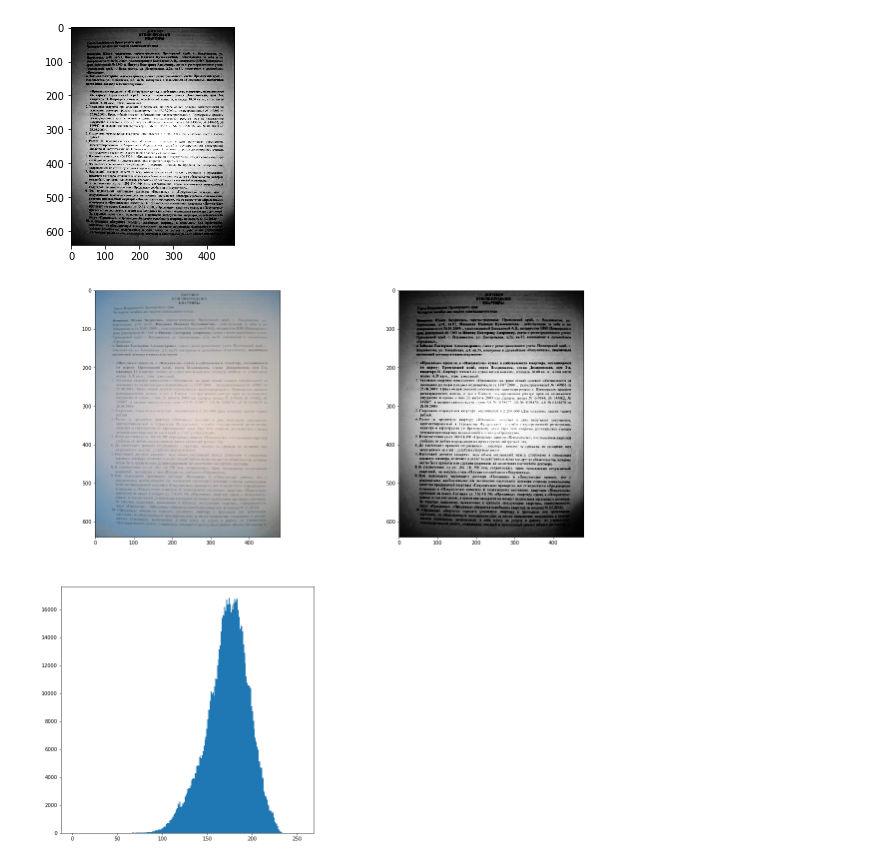
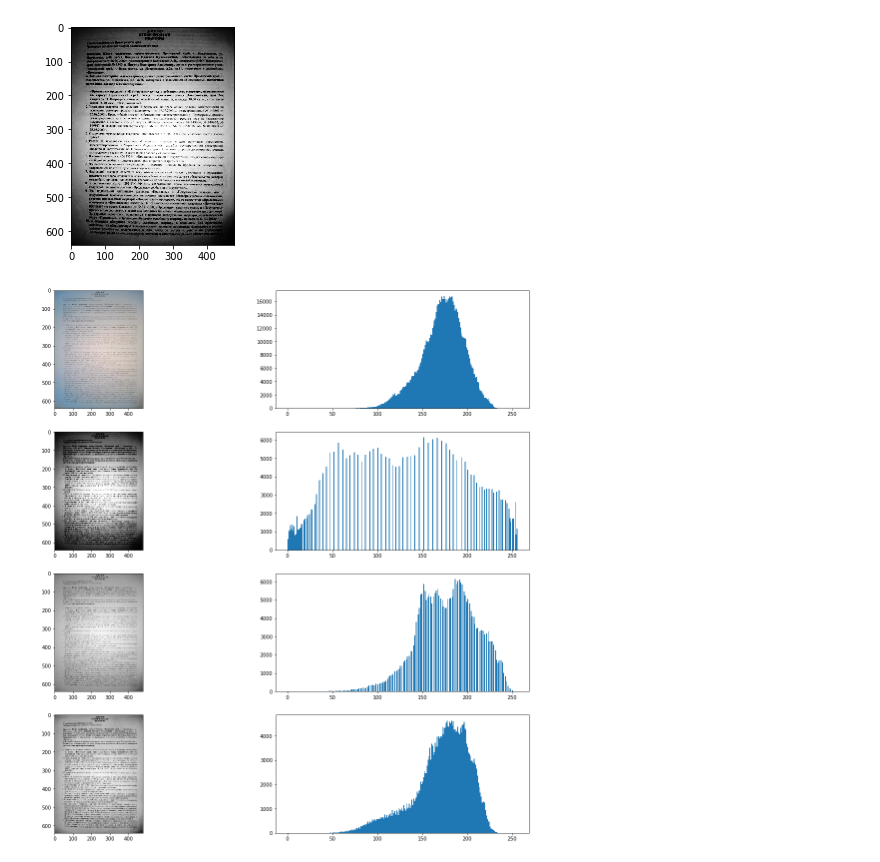
Before and after one commit to Ciaran-OBrien/Image-Processing, a Jupyter notebook: Assignment 1/C15765215 - Ciarán O'Brien - CA 1.ipynb, the cells around one changed output. Saved outputs shown, nothing was run; the diff lists cells and outputs as text; code cells hidden in the pictures.

Commit message:
Testing Clahe Image correction

```diff
--- a/Assignment 1/C15765215 - Ciarán O'Brien - CA 1.ipynb
+++ b/Assignment 1/C15765215 - Ciarán O'Brien - CA 1.ipynb
@@ -22,18 +22,45 @@ plt.imshow(cv2.cvtColor(eqHistImage,cv2.COLOR_GRAY2BGR))
 # %% [output]
 <matplotlib.image.AxesImage at 0x...>
 [figure]
-# %%
-fig = plt.figure(figsize=(20,20))
-
-ax1 = plt.subplot2grid((2,2), (0,0),)
-ax2 = plt.subplot2grid((2,2), (1,0),)
-ax3 = plt.subplot2grid((2,2), (0,1),)
-#ax4 = plt.subplot2grid((2,2), (1,1),)
-
-ax1.imshow(textImage)
-ax2.hist(Values,bins=256,range=[0,256]);
-ax3.imshow(cv2.cvtColor(eqHistImage,cv2.COLOR_GRAY2BGR))
-
-plt.show()
-# %% [output]
-[figure, removed]
+# %%
+# Subplot setup
+fig = plt.figure(figsize=(20,20))
+
+ax1 = plt.subplot2grid((4,2), (0,0),)
+ax2 = plt.subplot2grid((4,2), (0,1),)
+ax3 = plt.subplot2grid((4,2), (1,0),)
+ax4 = plt.subplot2grid((4,2), (1,1),)
+ax5 = plt.subplot2grid((4,2), (2,0),)
+ax6 = plt.subplot2grid((4,2), (2,1),)
+ax7 = plt.subplot2grid((4,2), (3,0),)
+ax8 = plt.subplot2grid((4,2), (3,1),)
+
+# Assign each subplot with an
+ax1.imshow(textImage)
+
+Values = textImage.ravel()
+ax2.hist(Values,bins=256,range=[0,256])
+
+greyTextImage = cv2.cvtColor(textImage,cv2.COLOR_BGR2GRAY)
+eqHistImage = cv2.equalizeHist(greyTextImage)
+ax3.imshow(cv2.cvtColor(eqHistImage,cv2.COLOR_GRAY2BGR))
+ValuesEq = eqHistImage.ravel()
+ax4.hist(ValuesEq,bins=256,range=[0,256])
+
+# Jane's intensity correciton
+Intentisiy = 255 * ( (greyTextImage-greyTextImage.min()) / (greyTextImage.max() - greyTextImage.min())  )
+ax5.imshow(Intentisiy,cmap='gray')
+ValuesIntenseEq = Intentisiy.ravel()
+ax6.hist(ValuesIntenseEq,bins=256,range=[0,256])
+
+# Testing clahe correction
+# First create a clahe application layer
+clahe = cv2.createCLAHE(clipLimit=2.0, tileGridSize=(8,8))
+claheTextImage = clahe.apply(greyTextImage)
+ax7.imshow(claheTextImage,cmap='gray')
+ValuesClaheImage = claheTextImage.ravel()
+ax8.hist(ValuesClaheImage,bins=256,range=[0,256])
+
+plt.show()
+# %% [output]
+[figure, added]
```
Also changed, not shown: 1 other file.
